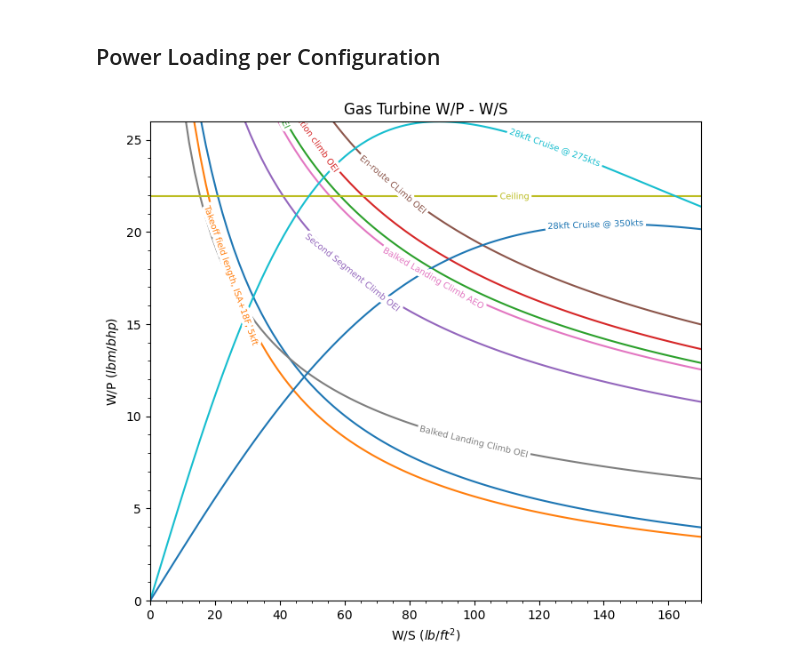
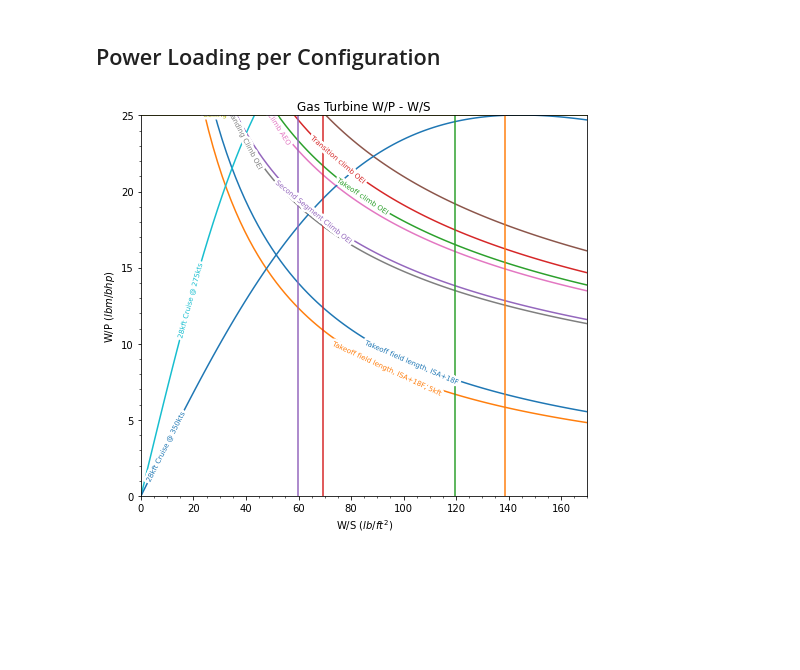
Before and after one commit to jucobee/START, a Jupyter notebook: A4/PowerLoading.ipynb, the cells around one changed output. Drawn from its saved outputs; the diff is of its cells as text; code cells hidden in the pictures; blank space fills up the shorter version.

```diff
--- a/A4/PowerLoading.ipynb
+++ b/A4/PowerLoading.ipynb
@@ -319,11 +282,13 @@ Sized Wing Area: 69.364ft2, Sized Power: 928.438bhp
 ## Power Loading per Configuration
 # %%
 # [GT,GB,P1,EM1,PM,EM2,P2]
-eta = [.3,.96,.9,.96,.99,.96,.85] # deVries
+eta = [.4,.96,.85,.97,.99,.97,.85] # deVries, 2035
 
 # PRatio = shaft power ratio
 # ERatio = supplied power ratio
-def MatSolver(PW, PRatio, ERatio):
+def MatSolver(PW, PRatio, ERatio, eta):
+    # PRatio += 1e-12
+    # ERatio += 1e-12
     PTrain_matrix = np.array([[-eta[0],1,0,0,0,0,0,0,0,0],
                                 [0,-eta[1],1,1,0,0,0,0,0,0],
                                 [0,0,0,-eta[2],0,0,0,0,1,0],
@@ -344,60 +309,90 @@ def MatSolver(PW, PRatio, ERatio):
 
 # component index: [Fuel, Gas Turbine, Gearbox, Shaft Power 1, EM1, Battery, EM2, Shaft Power 2, P1, P2]
 
-def GetConstraintData(WP_constraint, component_index, PRatio, ERatio):
+def GetConstraintData(WP_constraint, component_index, PRatio, ERatio, eta):
     # if not using electric, don't plot
     if component_index in [4,5,6] and ERatio == 0:
         component_WP = np.empty(len(ws))
     else:
         PW_constraint = 1 / WP_constraint
         component_WP = np.empty(len(PW_constraint))
         for i in range(len(PW_constraint)):
-            WP_vector = MatSolver(PW_constraint[i], PRatio, ERatio)
+            WP_vector = MatSolver(PW_constraint[i], PRatio, ERatio, eta)
             component_WP[i] = WP_vector[component_index]
             # print(component_WP[i])
 
     return component_WP
 
-
-def PlotPTrain(component_index):
+def PlotPTrain(component_index,YLIM):
     component_names = ['Fuel', 'Gas Turbine', 'Gearbox', 'Shaft Power 1', 'Electric Motor 1', 'Battery',
                        'Electric Motor 2', 'Shaft Power 2', 'Propulsor 1', 'Propulsor 2']
     component_name = component_names[component_index]
 
-    # [0:Takeoff, 1:Takeoff Climb, 2:Transition Climb, 3:2nd Seg Climb, 4:En-route climb, 5:Balked 6:Landing climb,
+    # [0:Takeoff, 1:Takeoff Climb, 2:Transition Climb, 3:2nd Seg Climb, 4:En-route climb, 5:Balked AEO 6:Balked OEI,
     # 7:Ceiling, 8:Cruise @ 275kts, 9:Cruise @ 350kts]
-    PRatios = [0,0,0,0,0,0,0,0,0,0]
-    ERatios = [0.02,0.02,0.02,0.02,0.02,0.02,0.02,0.02,0,0]
+    PRatios = [0, # TO
+               0, # TO Climb
+               0, # Transition Climb
+               0, # 2nd CLimb
+               0, # ERC
+               0, # Balked AEO
+               0, # Balked OEI
+               0, # Ceiling
+               0, # Cruise @ 275kts
+               0] # Cruise @ 350kts
+    ERatios = [0.285, # TO <-- MAX E ratio
+               0.1, # TO Climb
+               0.1, # Transition Climb
+               0.1, # 2nd CLimb
+               0.1, # ERC
+               0.1, # Balked AEO
+               0.285, # Balked OEI
+               0.1, # Ceiling
+               0.1, # Cruise @ 275kts
+               0.1] # Cruise @ 350kts
+
+    # variable efficiency
+    eta_to = [.4,.96,.65,.97,.99,.97,.65]
+    eta_climb = [.4,.96,.80,.97,.99,.97,.80]
+    eta_cruise = [.4,.96,.85,.97,.99,.97,.85]
 
     plt.figure(figsize=(8,7))
     plt.title('{} W/P - W/S'.format(component_name))
     plt.xlabel("W/S $(lb/ft^2)$")
     plt.ylabel("W/P $(lbm/bhp)$")
 
-    plt.plot(ws, abs(GetConstraintData(wp_tofl, component_index, PRatios[0], ERatios[0])), label='Takeoff field length, ISA+18F', linestyle='-')
-    plt.plot(ws, abs(GetConstraintData(wp_tofl_5kft, component_index, PRatios[0], ERatios[0])), label='Takeoff field length, ISA+18F, 5kft', linestyle='-')
-    plt.plot(ws, abs(GetConstraintData(wp_climb_TO, component_index, PRatios[1], ERatios[1])), label='Takeoff climb OEI', linestyle='-')
-    plt.plot(ws, abs(GetConstraintData(wp_climb_TC, component_index, PRatios[2], ERatios[2])), label='Transition climb OEI', linestyle='-')
-    plt.plot(ws, abs(GetConstraintData(wp_climb_SSC, component_index, PRatios[3], ERatios[3])), label='Second Segment Climb OEI', linestyle='-')
-    plt.plot(ws, abs(GetConstraintData(wp_climb_ERC, component_index, PRatios[4], ERatios[4])), label='En-route CLimb OEI', linestyle='-')
-    plt.plot(ws, abs(GetConstraintData(wp_climb_BLC_AEO, component_index, PRatios[5], ERatios[5])), label='Balked Landing Climb AEO', linestyle='-')
-    plt.plot(ws, abs(GetConstraintData(wp_climb_BLC_OEI, component_index, PRatios[5], ERatios[5])), label='Balked Landing Climb OEI', linestyle='-')
-    plt.plot(ws, abs(GetConstraintData(wp_ceil, component_index, PRatios[7], ERatios[7])), label='Ceiling', linestyle='-')
-    plt.plot(ws, abs(GetConstraintData(wp_cruise_min, component_index, PRatios[8], ERatios[8])), label='28kft Cruise @ 275kts', linestyle='-')
-    plt.plot(ws, abs(GetConstraintData(wp_cruise_target, component_index, PRatios[9], ERatios[9])), label='28kft Cruise @ 350kts', linestyle='-')
+    plt.plot(ws, abs(GetConstraintData(wp_tofl, component_index, PRatios[0], ERatios[0],eta_to)), label='Takeoff field length, ISA+18F', linestyle='-')
+    plt.plot(ws, abs(GetConstraintData(wp_tofl_5kft, component_index, PRatios[0], ERatios[0],eta_to)), label='Takeoff field length, ISA+18F, 5kft', linestyle='-')
+    plt.plot(ws, abs(GetConstraintData(wp_climb_TO, component_index, PRatios[1], ERatios[1],eta_climb)), label='Takeoff climb OEI', linestyle='-')
+    plt.plot(ws, abs(GetConstraintData(wp_climb_TC, component_index, PRatios[2], ERatios[2],eta_climb)), label='Transition climb OEI', linestyle='-')
+    plt.plot(ws, abs(GetConstraintData(wp_climb_SSC, component_index, PRatios[3], ERatios[3],eta_climb)), label='Second Segment Climb OEI', linestyle='-')
+    plt.plot(ws, abs(GetConstraintData(wp_climb_ERC, component_index, PRatios[4], ERatios[4],eta_climb)), label='En-route CLimb OEI', linestyle='-')
+    plt.plot(ws, abs(GetConstraintData(wp_climb_BLC_AEO, component_index, PRatios[5], ERatios[5],eta_climb)), label='Balked Landing Climb AEO', linestyle='-')
+    plt.plot(ws, abs(GetConstraintData(wp_climb_BLC_OEI, component_index, PRatios[6], ERatios[6],eta_climb)), label='Balked Landing Climb OEI', linestyle='-')
+    plt.plot(ws, abs(GetConstraintData(wp_ceil, component_index, PRatios[7], ERatios[7],eta_cruise)), label='Ceiling', linestyle='-')
+    plt.plot(ws, abs(GetConstraintData(wp_cruise_min, component_index, PRatios[8], ERatios[8],eta_cruise)), label='28kft Cruise @ 275kts', linestyle='-')
+    plt.plot(ws, abs(GetConstraintData(wp_cruise_target, component_index, PRatios[9], ERatios[9],eta_cruise)), label='28kft Cruise @ 350kts', linestyle='-')
 
 
-    # pretty plots :)
-    plt.ylim(0, max(abs(GetConstraintData(wp_cruise_min, component_index, PRatios[8], ERatios[8])))), plt.xlim(0, 170)
-    # plt.ylim(0, 300), plt.xlim(0, 170)
+
+    # W/S constraints
+    wp = np.linspace(0,500,N)
+    plt.plot(ws_approach_SLp18[int(N/7):], np.flip(wp)[int(N/7):], label='Approach @ 141kts, ISA+18F', linestyle='-')
+    plt.plot(ws_approach_p18_5kft[int(N/6):], np.flip(wp)[int(N/6):], label='Approach @ 141kts, ISA+18F, 5kft', linestyle='-')
+    plt.plot(ws_landing_SLp18[int(N/7):], np.flip(wp)[int(N/7):], label='Landing field length, ISA+18F', linestyle='-')
+    plt.plot(ws_landing_p18_5kft[int(N/6):], np.flip(wp)[int(N/6):], label='Landing field length, ISA+18F, 5kft', linestyle='-')
+
+
+    # plt.ylim(0, max(abs(GetConstraintData(wp_cruise_min, component_index, PRatios[8], ERatios[8],eta_cruise)))), plt.xlim(0, 170)
+    plt.ylim(0, YLIM), plt.xlim(0, 170)
     # plt.grid()
     plt.minorticks_on()
     labelLines(plt.gca().get_lines(), zorder=2.5,fontsize = 7,xvals=(0,150))
 
     plt.show()
 
-PlotPTrain(1) # gas turbine
-PlotPTrain(4) # em1
-PlotPTrain(5) # battery
+PlotPTrain(1,25) # gas turbine
+PlotPTrain(4,55) # em1
+PlotPTrain(5,25) # battery
 # %% [output]
-[figure, old version]
+[figure, new version]
```
Also changed, not shown: parts of 4 cells of this notebook, 1 other file.
